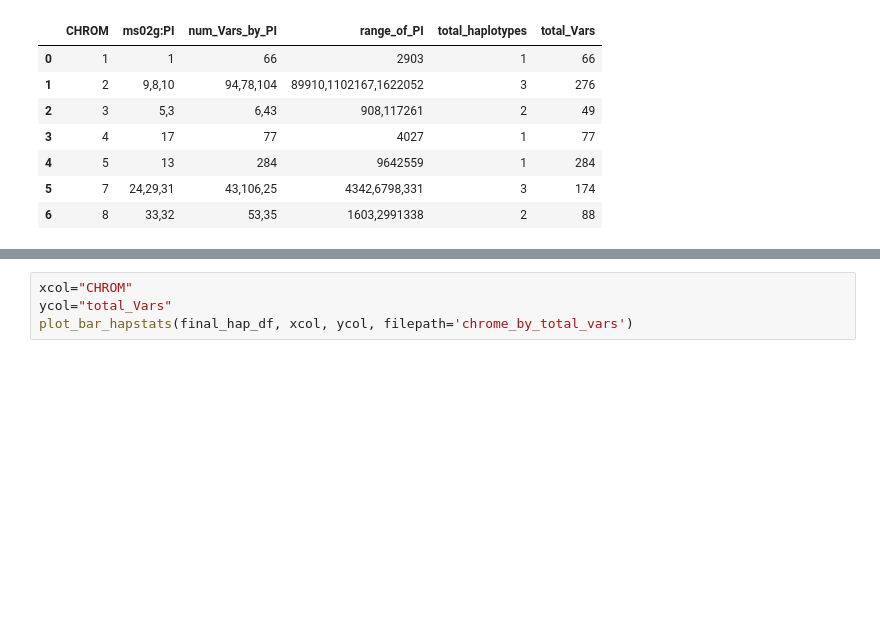
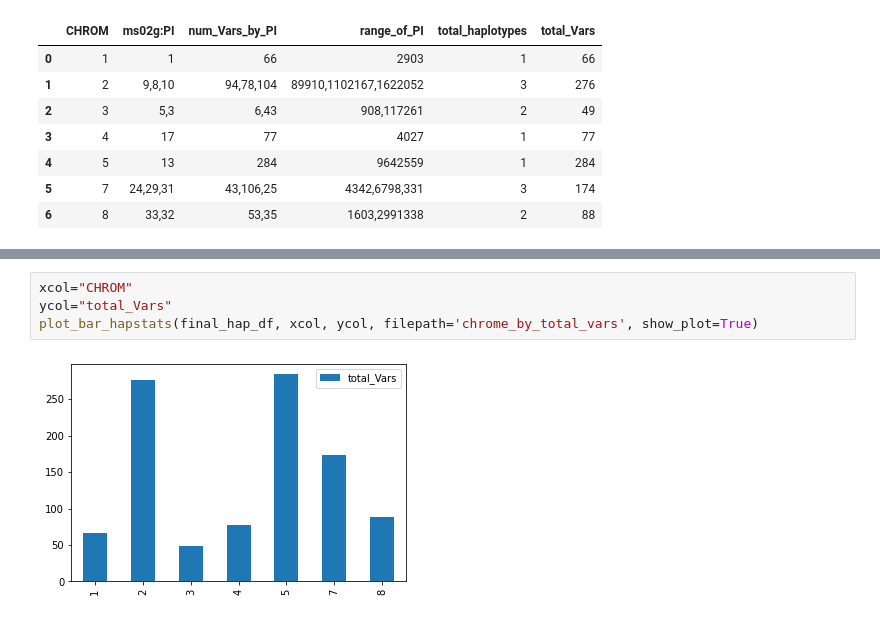
Before and after one commit to everestial/phase-extender, a Jupyter notebook: quickstart.ipynb, the cells around one changed output, grey strips where cells are left out. Cells and saved outputs as stored; diff of their text form; blank space fills up the shorter version.

```diff
--- a/quickstart.ipynb
+++ b/quickstart.ipynb
@@ -19,7 +24,9 @@ plot_all_data(final_hap_df, soi='ms02g', prefix='initial', )
 # %%
 xcol="CHROM"
 ycol="total_Vars"
-plot_bar_hapstats(final_hap_df, xcol, ycol, filepath='chrome_by_total_vars')
+plot_bar_hapstats(final_hap_df, xcol, ycol, filepath='chrome_by_total_vars', show_plot=True)
+# %% [output]
+[figure, added]
 # %%
 xcol="CHROM"
 ycol="total_haplotypes"
```
Also changed, not shown: parts of 2 cells of this notebook, 2 other files.
